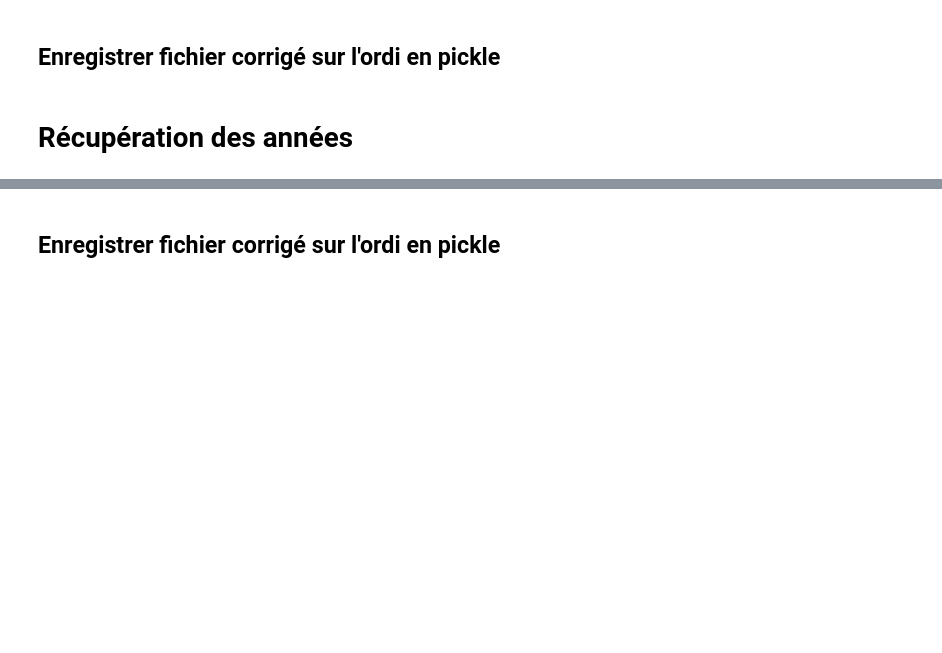
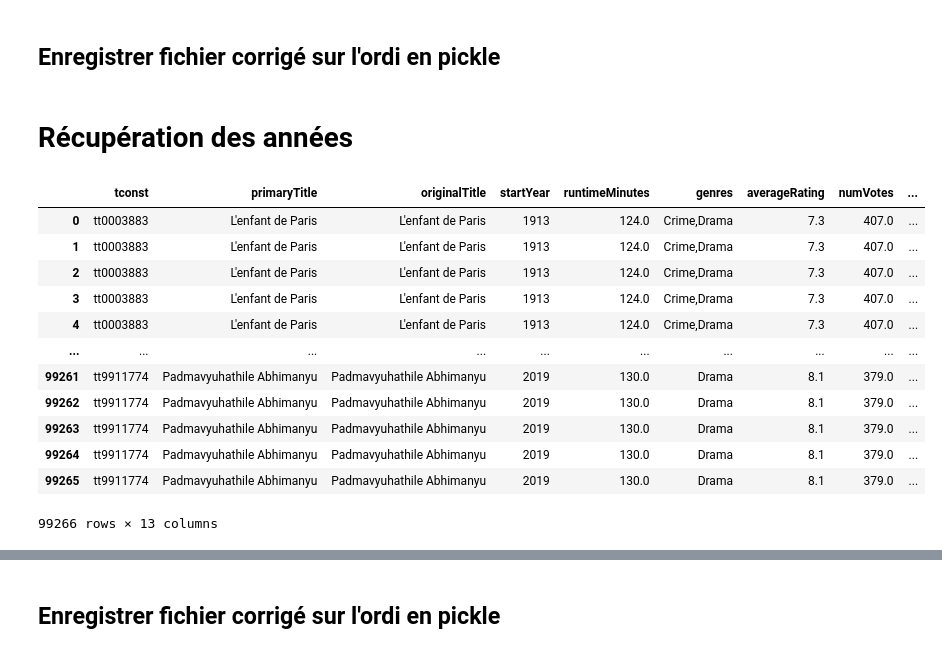
Before and after one commit to CamilleMagnette/Movies_recommendation_with_machine_learning, a Jupyter notebook: JupyterlabNotebooks/Projet 2 - Listes pour github.ipynb, the cells around one changed output, grey strips where cells are left out. Drawn from its saved outputs; the diff is of its cells as text; code cells hidden in the pictures; blank space fills up the shorter version.

```diff
--- a/JupyterlabNotebooks/Projet 2 - Listes pour github.ipynb
+++ b/JupyterlabNotebooks/Projet 2 - Listes pour github.ipynb
@@ -294,4 +294,20 @@ liste_acteurs
 liste_acteurs.to_pickle("../FICHIERS POUR MACHINE LEARNING/liste_acteurs.pkl.gz", compression = "gzip")
 # %% [markdown]
 # Récupération des années
+# %%
+merge_final_nettoye
+# %% [output]
+|  | tconst | primaryTitle | originalTitle | startYear | runtimeMinutes | genres | averageRating | numVotes | ... |
+| 0 | tt0003883 | L'enfant de Paris | L'enfant de Paris | 1913 | 124.0 | Crime,Drama | 7.3 | 407.0 | ... |
+| 1 | tt0003883 | L'enfant de Paris | L'enfant de Paris | 1913 | 124.0 | Crime,Drama | 7.3 | 407.0 | ... |
+| 2 | tt0003883 | L'enfant de Paris | L'enfant de Paris | 1913 | 124.0 | Crime,Drama | 7.3 | 407.0 | ... |
+| 3 | tt0003883 | L'enfant de Paris | L'enfant de Paris | 1913 | 124.0 | Crime,Drama | 7.3 | 407.0 | ... |
+| 4 | tt0003883 | L'enfant de Paris | L'enfant de Paris | 1913 | 124.0 | Crime,Drama | 7.3 | 407.0 | ... |
+| ... | ... | ... | ... | ... | ... | ... | ... | ... | ... |
+| 99261 | tt9911774 | Padmavyuhathile Abhimanyu | Padmavyuhathile Abhimanyu | 2019 | 130.0 | Drama | 8.1 | 379.0 | ... |
+| 99262 | tt9911774 | Padmavyuhathile Abhimanyu | Padmavyuhathile Abhimanyu | 2019 | 130.0 | Drama | 8.1 | 379.0 | ... |
+| 99263 | tt9911774 | Padmavyuhathile Abhimanyu | Padmavyuhathile Abhimanyu | 2019 | 130.0 | Drama | 8.1 | 379.0 | ... |
+| 99264 | tt9911774 | Padmavyuhathile Abhimanyu | Padmavyuhathile Abhimanyu | 2019 | 130.0 | Drama | 8.1 | 379.0 | ... |
+| 99265 | tt9911774 | Padmavyuhathile Abhimanyu | Padmavyuhathile Abhimanyu | 2019 | 130.0 | Drama | 8.1 | 379.0 | ... |
+99266 rows × 13 columns
 # %%
```
Also changed, not shown: parts of 7 cells of this notebook, 7 other files.
